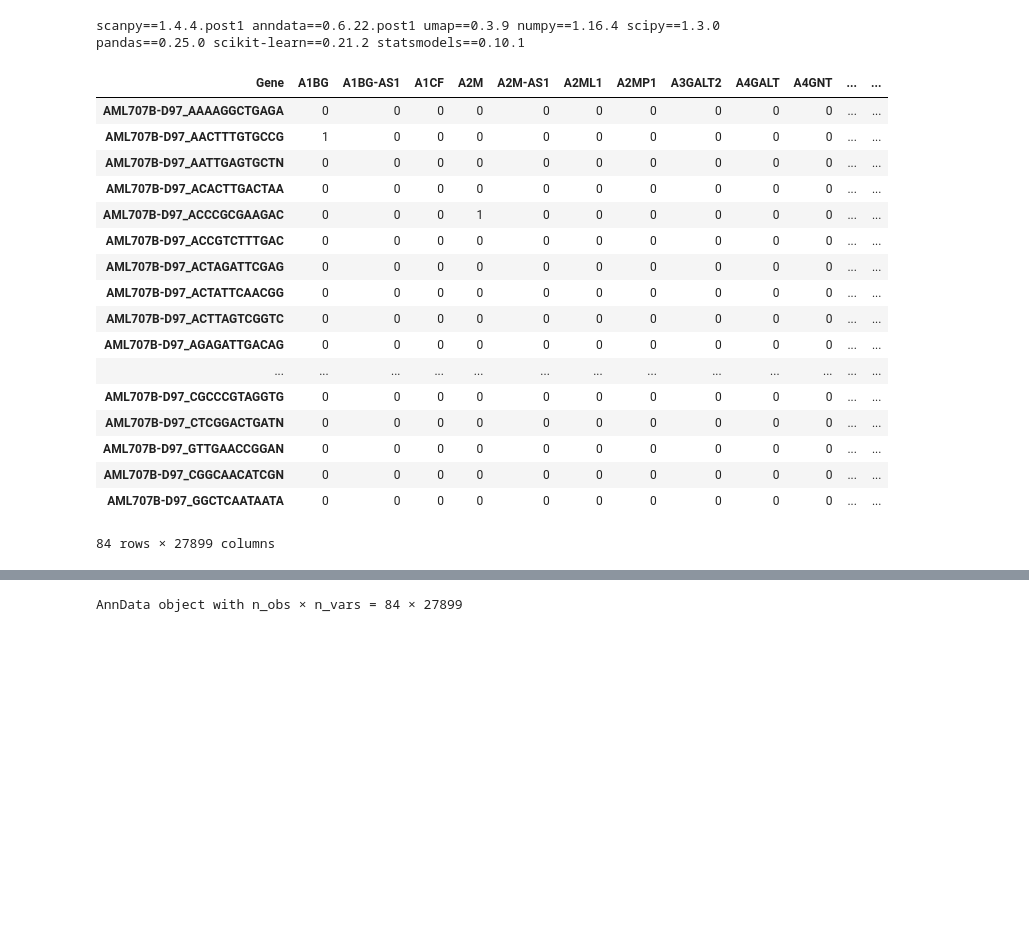
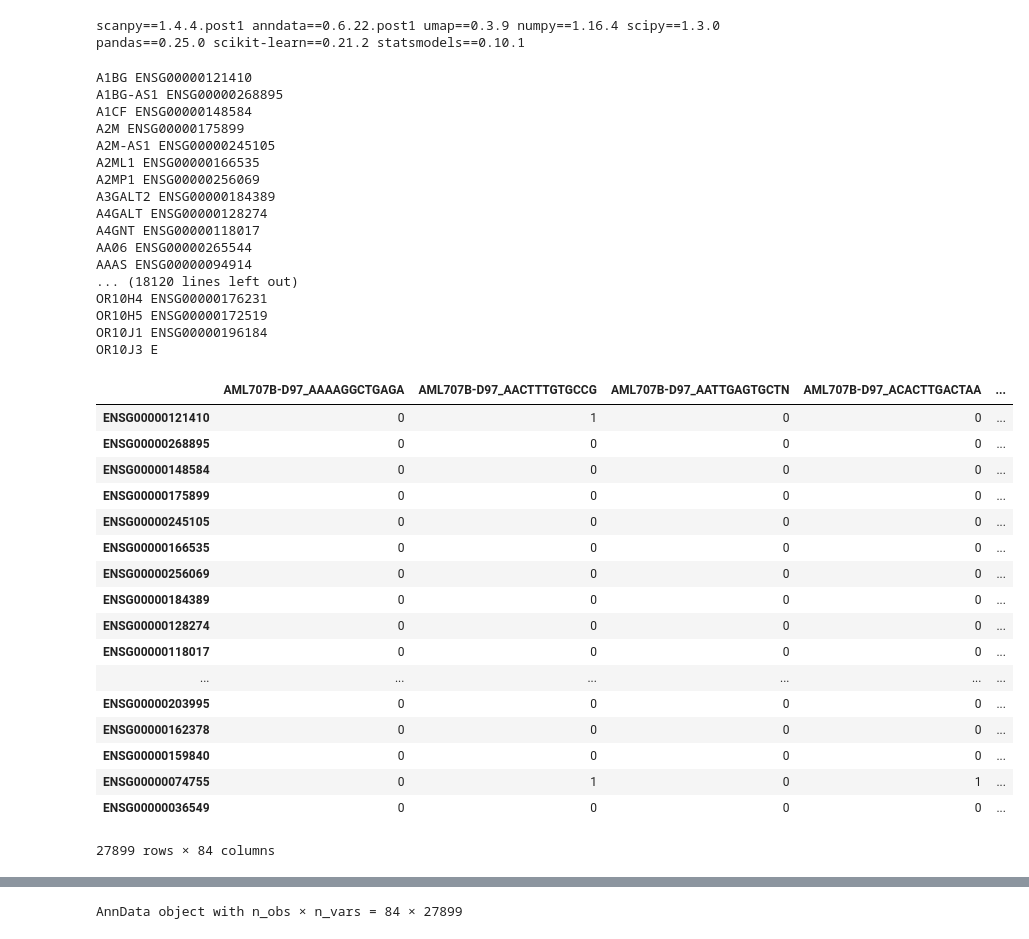
Before and after one commit to hypercubestart/CausalAssociation, a Jupyter notebook: Preprocessing.ipynb, the cells around one changed output, grey strips where cells are left out. Drawn from its saved outputs; the diff is of its cells as text; code cells hidden in the pictures; blank space fills up the shorter version.

Commit message:
convert gene symbol to ensembl id

```diff
--- a/Preprocessing.ipynb
+++ b/Preprocessing.ipynb
@@ -10,36 +10,69 @@ results_file = './write/pbmc3k.h5ad'  # the file that will store the analysis re
 scanpy==1.4.4.post1 anndata==0.6.22.post1 umap==0.3.9 numpy==1.16.4 scipy==1.3.0 pandas==0.25.0 scikit-learn==0.21.2 statsmodels==0.10.1
 # %%
 df = pd.read_csv('/home/aliu/omics4tb2/aliu/projects/causalAssociation/results/expected/GSM3587977_AML707B-D97.dem.txt', sep='\t', header = 0, index_col = 0, engine='python')
-# dfTranspose = df.T
-#
 
-# write all gene ids to gene_names.txt
+# # write all gene ids to gene_names.txt
 # gene_ids = df.index.tolist()
 # with open('./gene_names.txt', 'a+') as file:
 #     for item in gene_ids:
 #         file.write("%s\n" % item)
 new_genes_index = []
 ### use https://biodbnet-abcc.ncifcrf.gov/db/db2db.php to get ensembl gene id for gene symbol
-df_gene_conversion = pd.read_csv('/home/aliu/omics4tb2/aliu/projects/causalAssociation/src/gene_symbol_to_ensembl.txt', sep='\t', header = 0, index_col = 0, engine='python')
-df_gene_conversion['Ensembl Gene ID'].apply(lambda x: x.split("; ")[4])
+df_gene_conversion = pd.read_csv('/home/aliu/Projects/causalAssociation/src/gene_symbol_to_ensembl.txt', sep='\t', header = 0, index_col = 0, engine='python')
 
+for gene in df.index:
+    ensembl_id = df_gene_conversion.loc[gene]['Ensembl Gene ID']
+    if len(ensembl_id.split('; ')) > 1:
+        ensembl_id_list = ensembl_id.split('; ')
+        ensembl_id_list = [x for x in ensembl_id_list if x.startswith('ENSG')]
+        ensembl_id = ensembl_id_list[0]
+    print(gene, ensembl_id)
+    new_genes_index.append(ensembl_id)
+
+# manually fix errors in conversion
+for n, i in enumerate(new_genes_index):
+    if i == 'AADACL2':
+        new_genes_index[n] = 'ENSG00000197953'
+    if i == ''
+df.index = new_genes_index
+
+# manually fix some
+
+# dfTranspose = df.T
 # dfTranspose.to_csv('/home/aliu/omics4tb2/aliu/projects/causalAssociation/results/expected/GSM3587977_AML707B-D97.transpose.dem.txt', sep='\t')
 # %% [output]
+A1BG ENSG00000121410
+A1BG-AS1 ENSG00000268895
+A1CF ENSG00000148584
+A2M ENSG00000175899
+A2M-AS1 ENSG00000245105
+A2ML1 ENSG00000166535
+A2MP1 ENSG00000256069
+A3GALT2 ENSG00000184389
+A4GALT ENSG00000128274
+A4GNT ENSG00000118017
+AA06 ENSG00000265544
+AAAS ENSG00000094914
+... (18120 lines left out)
+OR10H4 ENSG00000176231
+OR10H5 ENSG00000172519
+OR10J1 ENSG00000196184
+OR10J3 E
-| Gene | A1BG | A1BG-AS1 | A1CF | A2M | A2M-AS1 | A2ML1 | A2MP1 | A3GALT2 | A4GALT | A4GNT | ... | ... |
-| AML707B-D97_AAAAGGCTGAGA | 0 | 0 | 0 | 0 | 0 | 0 | 0 | 0 | 0 | 0 | ... | ... |
-| AML707B-D97_AACTTTGTGCCG | 1 | 0 | 0 | 0 | 0 | 0 | 0 | 0 | 0 | 0 | ... | ... |
-| AML707B-D97_AATTGAGTGCTN | 0 | 0 | 0 | 0 | 0 | 0 | 0 | 0 | 0 | 0 | ... | ... |
-| AML707B-D97_ACACTTGACTAA | 0 | 0 | 0 | 0 | 0 | 0 | 0 | 0 | 0 | 0 | ... | ... |
-| AML707B-D97_ACCCGCGAAGAC | 0 | 0 | 0 | 1 | 0 | 0 | 0 | 0 | 0 | 0 | ... | ... |
-| AML707B-D97_ACCGTCTTTGAC | 0 | 0 | 0 | 0 | 0 | 0 | 0 | 0 | 0 | 0 | ... | ... |
-| AML707B-D97_ACTAGATTCGAG | 0 | 0 | 0 | 0 | 0 | 0 | 0 | 0 | 0 | 0 | ... | ... |
-| AML707B-D97_ACTATTCAACGG | 0 | 0 | 0 | 0 | 0 | 0 | 0 | 0 | 0 | 0 | ... | ... |
-| AML707B-D97_ACTTAGTCGGTC | 0 | 0 | 0 | 0 | 0 | 0 | 0 | 0 | 0 | 0 | ... | ... |
-| AML707B-D97_AGAGATTGACAG | 0 | 0 | 0 | 0 | 0 | 0 | 0 | 0 | 0 | 0 | ... | ... |
-| ... | ... | ... | ... | ... | ... | ... | ... | ... | ... | ... | ... | ... |
-| AML707B-D97_CGCCCGTAGGTG | 0 | 0 | 0 | 0 | 0 | 0 | 0 | 0 | 0 | 0 | ... | ... |
-| AML707B-D97_CTCGGACTGATN | 0 | 0 | 0 | 0 | 0 | 0 | 0 | 0 | 0 | 0 | ... | ... |
-| AML707B-D97_GTTGAACCGGAN | 0 | 0 | 0 | 0 | 0 | 0 | 0 | 0 | 0 | 0 | ... | ... |
-| AML707B-D97_CGGCAACATCGN | 0 | 0 | 0 | 0 | 0 | 0 | 0 | 0 | 0 | 0 | ... | ... |
-| AML707B-D97_GGCTCAATAATA | 0 | 0 | 0 | 0 | 0 | 0 | 0 | 0 | 0 | 0 | ... | ... |
+|  | AML707B-D97_AAAAGGCTGAGA | AML707B-D97_AACTTTGTGCCG | AML707B-D97_AATTGAGTGCTN | AML707B-D97_ACACTTGACTAA | ... |
+| ENSG00000121410 | 0 | 1 | 0 | 0 | ... |
+| ENSG00000268895 | 0 | 0 | 0 | 0 | ... |
+| ENSG00000148584 | 0 | 0 | 0 | 0 | ... |
+| ENSG00000175899 | 0 | 0 | 0 | 0 | ... |
+| ENSG00000245105 | 0 | 0 | 0 | 0 | ... |
+| ENSG00000166535 | 0 | 0 | 0 | 0 | ... |
+| ENSG00000256069 | 0 | 0 | 0 | 0 | ... |
+| ENSG00000184389 | 0 | 0 | 0 | 0 | ... |
+| ENSG00000128274 | 0 | 0 | 0 | 0 | ... |
+| ENSG00000118017 | 0 | 0 | 0 | 0 | ... |
+| ... | ... | ... | ... | ... | ... |
+| ENSG00000203995 | 0 | 0 | 0 | 0 | ... |
+| ENSG00000162378 | 0 | 0 | 0 | 0 | ... |
+| ENSG00000159840 | 0 | 0 | 0 | 0 | ... |
+| ENSG00000074755 | 0 | 1 | 0 | 1 | ... |
+| ENSG00000036549 | 0 | 0 | 0 | 0 | ... |
-84 rows × 27899 columns
+27899 rows × 84 columns
```
Also changed, not shown: parts of 2 cells of this notebook, 4 other files.
